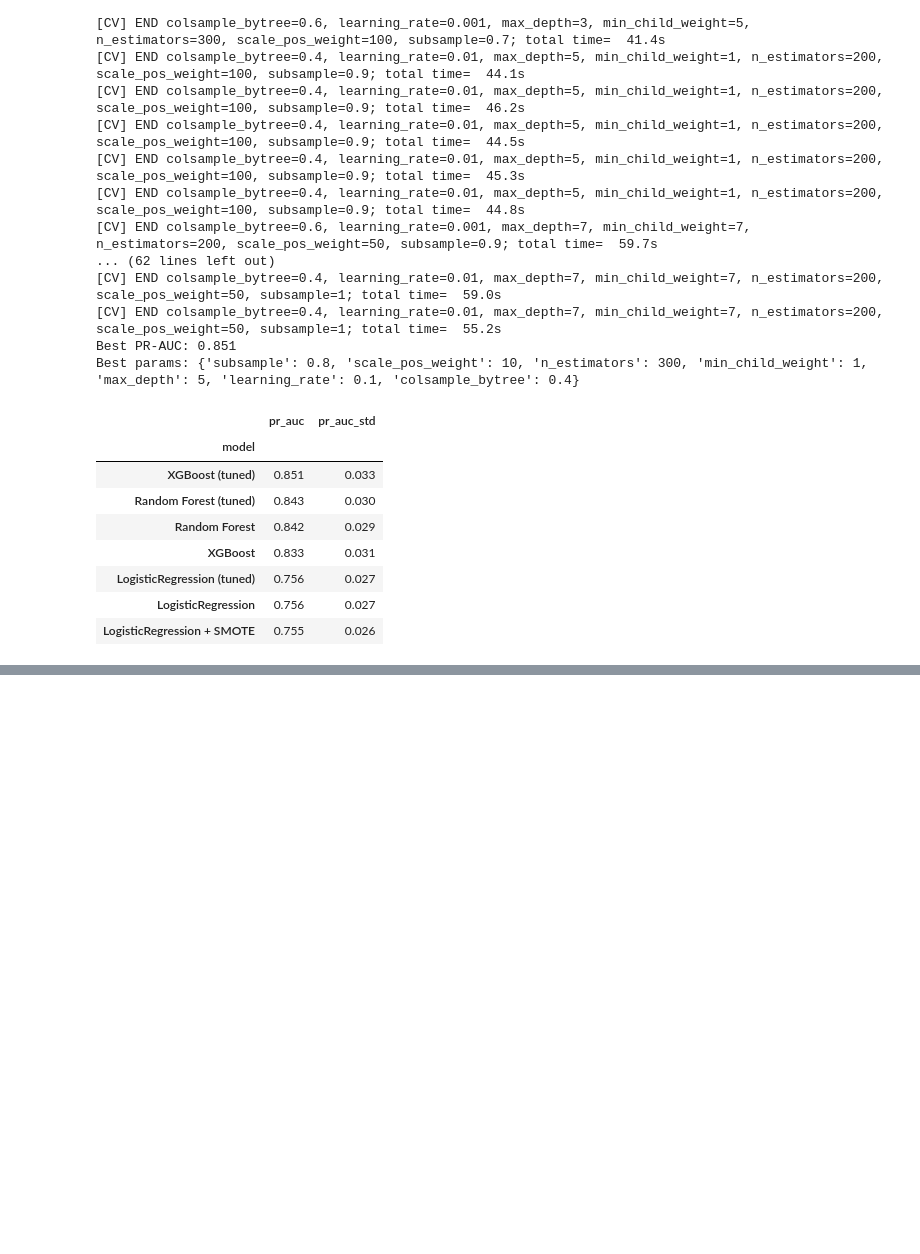
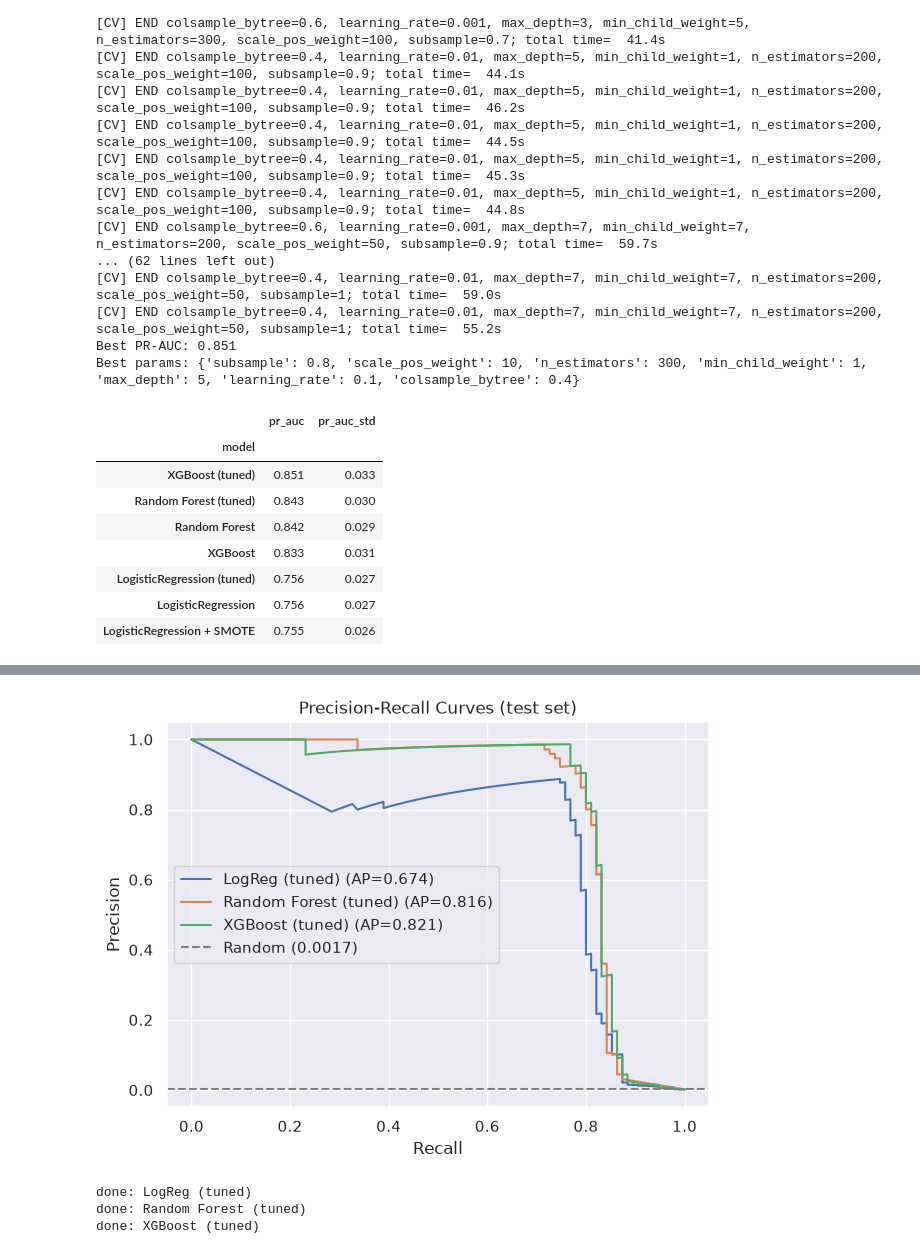
Before and after one commit to isapour0/credit-card-fraud, a Jupyter notebook: notebooks/creditcard_fraud.ipynb, the cells around one changed output, grey strips where cells are left out. Saved outputs shown, nothing was run; the diff lists cells and outputs as text; code cells hidden in the pictures; blank space fills up the shorter version.

Commit message:
feat: evaluate models on test set and save final model

```diff
--- a/notebooks/creditcard_fraud.ipynb
+++ b/notebooks/creditcard_fraud.ipynb
@@ -700,0 +725,25 @@ comparison.sort_values("pr_auc", ascending=False).round(3)
+# %%
+# 3 Finalists
+finalists = {
+    "LogReg (tuned)": lr_search.best_estimator_,
+    "Random Forest (tuned)": rf_search.best_estimator_,
+    "XGBoost (tuned)": xgb_search.best_estimator_,
+}
+
+# predict 3 finalist model with predict_proba
+proba = {name: m.predict_proba(X_test_scaler)[:, 1] for name, m in finalists.items()}
+# %%
+# Set the 0.5 thresold criterion by default
+rows = []
+for name, p in proba.items():
+    pred = (p >= 0.5).astype(int)
+    rows.append({
+        "model": name,
+        "pr_auc": average_precision_score(y_test, p),
+        "roc_auc": roc_auc_score(y_test, p),
+        "precision": precision_score(y_test, pred),
+        "recall": recall_score(y_test, pred),
+        "f1": f1_score(y_test, pred),
+    })
+test_default = pd.DataFrame(rows).set_index("model").round(3)
+test_default
@@ -700,0 +756,27 @@ comparison.sort_values("pr_auc", ascending=False).round(3)
+# %%
+# curves precision_recall
+fig, ax = plt.subplots(figsize=(7, 5))
+for name, p in proba.items():
+    prec, rec, _ = precision_recall_curve(y_test, p)
+    ax.plot(rec, prec, label=f"{name} (AP={average_precision_score(y_test, p):.3f})")
+ax.axhline(y_test.mean(), ls="--", color="gray", label=f"Random ({y_test.mean():.4f})")
+ax.set_xlabel("Recall")
+ax.set_ylabel("Precision")
+ax.set_title("Precision-Recall Curves (test set)")
+ax.legend()
+plt.savefig("../reports/figures/pr_curves.png", dpi=150, bbox_inches="tight")
+plt.show()
+# %% [output]
+[figure, added]
+# %%
+# Threshold adjustment, without using a test
+oof_proba = {}
+for name, m in finalists.items():
+    oof_proba[name] = cross_val_predict(
+        m, X_train_scaler, y_train, cv=skf, method="predict_proba", n_jobs=1
+    )[:, 1]
+    print("done:", name)
+# %% [output]
+done: LogReg (tuned)
+done: Random Forest (tuned)
+done: XGBoost (tuned)
```
Also changed, not shown: parts of 7 cells of this notebook, 4 other files.
